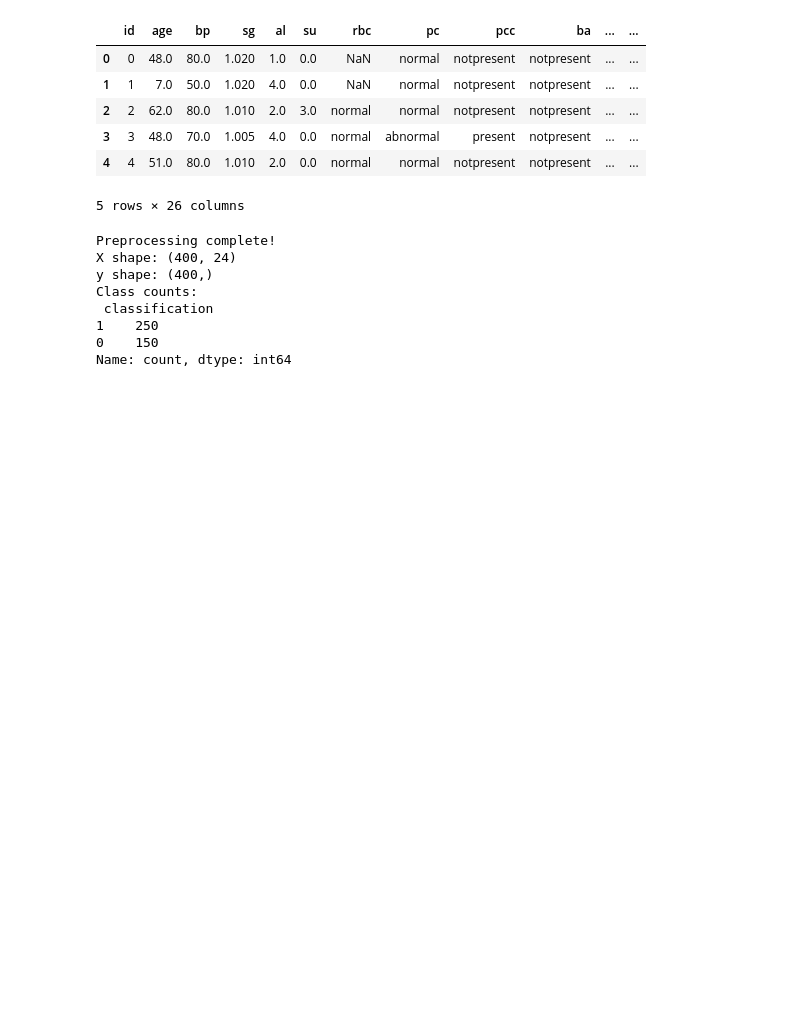
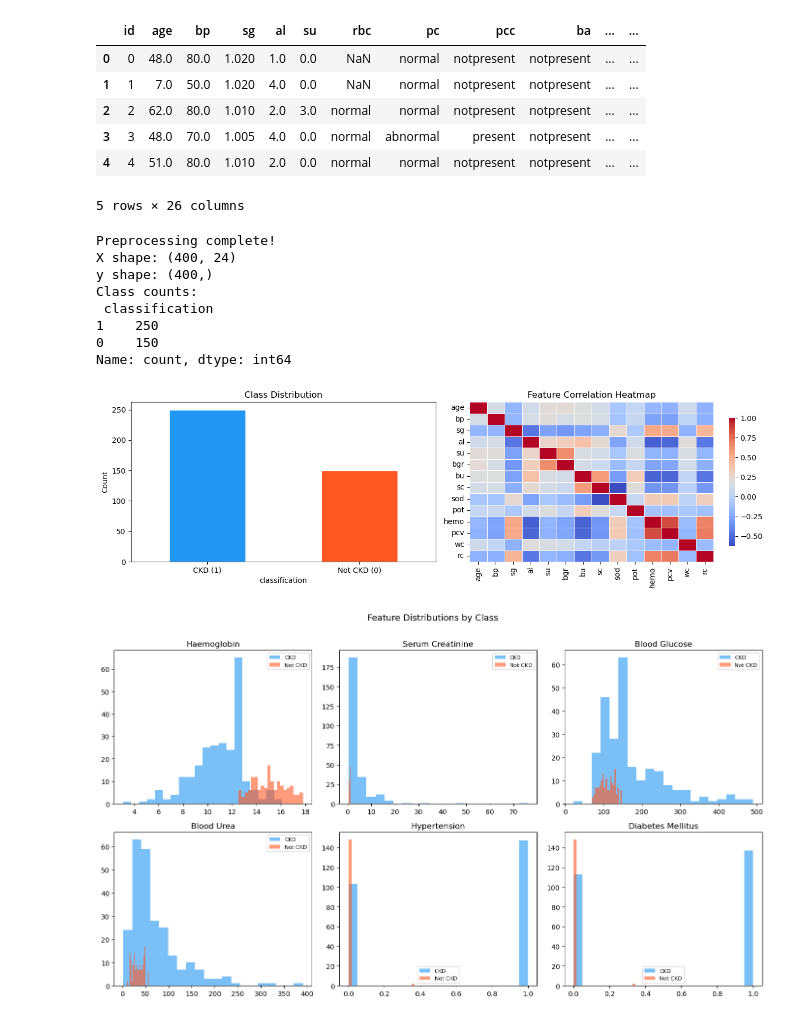
Before and after one commit to isiniperera/ML-assignment, a Jupyter notebook: notebooks/decision_tree_regression.ipynb, the cells around one changed output. Cells and saved outputs as stored; diff of their text form; code cells hidden in the pictures; blank space fills up the shorter version.

Commit message:
Add exploratory data analysis with correlation heatmap and class distribution plots

```diff
--- a/notebooks/decision_tree_regression.ipynb
+++ b/notebooks/decision_tree_regression.ipynb
@@ -108,3 +108,45 @@ Class counts:
 1    250
 0    150
 Name: count, dtype: int64
+# %%
+fig, axes = plt.subplots(1, 2, figsize=(13, 4))
+
+# Class distribution
+y.value_counts().plot(kind='bar', ax=axes[0],
+                      color=['#2196F3', '#FF5722'], edgecolor='white')
+axes[0].set_title('Class Distribution')
+axes[0].set_xticklabels(['CKD (1)', 'Not CKD (0)'], rotation=0)
+axes[0].set_ylabel('Count')
+
+# Correlation heatmap
+corr = X_imputed[numeric_cols].corr()
+sns.heatmap(corr, ax=axes[1], cmap='coolwarm', annot=False,
+            linewidths=0.4, cbar_kws={'shrink': 0.8})
+axes[1].set_title('Feature Correlation Heatmap')
+
+plt.tight_layout()
+plt.savefig('eda_overview.png', dpi=150)
+plt.show()
+
+# Feature distributions by class
+key_features = ['hemo', 'sc', 'bgr', 'bu', 'htn', 'dm']
+feature_labels = ['Haemoglobin', 'Serum Creatinine', 'Blood Glucose',
+                  'Blood Urea', 'Hypertension', 'Diabetes Mellitus']
+
+fig, axes = plt.subplots(2, 3, figsize=(14, 8))
+for i, (feat, label) in enumerate(zip(key_features, feature_labels)):
+    ax = axes[i // 3][i % 3]
+    ax.hist(X_imputed[feat][y == 1], bins=20, alpha=0.6,
+            color='#2196F3', label='CKD')
+    ax.hist(X_imputed[feat][y == 0], bins=20, alpha=0.6,
+            color='#FF5722', label='Not CKD')
+    ax.set_title(label)
+    ax.legend(fontsize=8)
+
+plt.suptitle('Feature Distributions by Class', fontsize=13, y=1.01)
+plt.tight_layout()
+plt.savefig('feature_distributions.png', dpi=150)
+plt.show()
+# %% [output]
+[figure, added]
+[figure, added]
```
